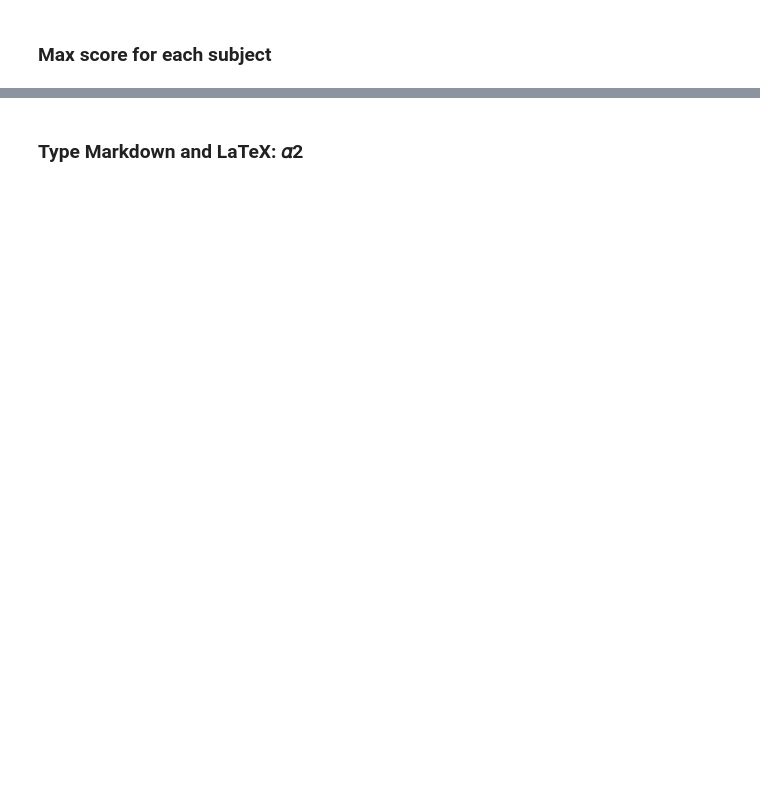
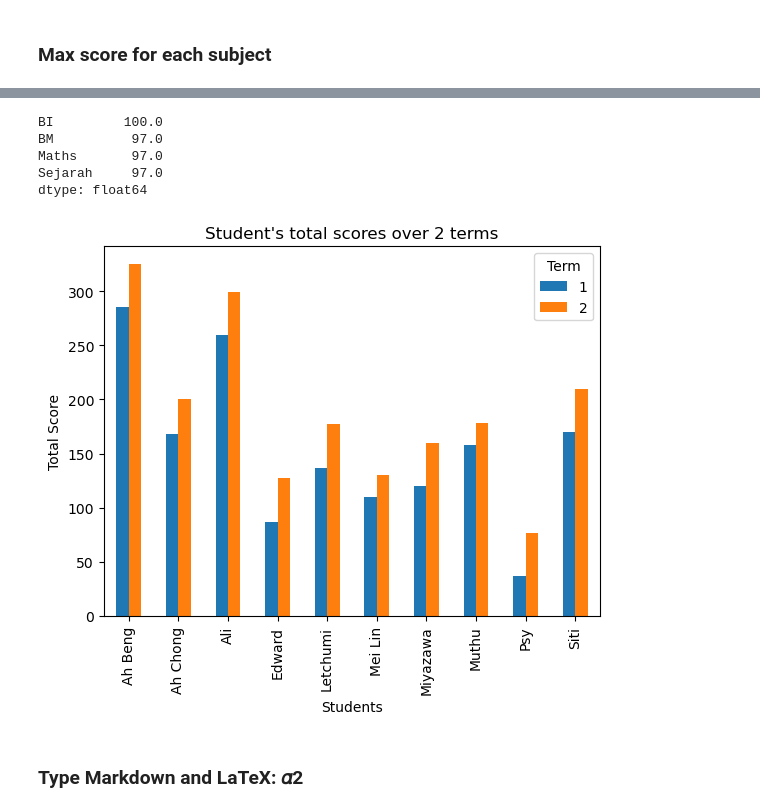
Before and after one commit to justincodestoday/DataScienceExercises, a Jupyter notebook: Exercises/student_performance_exercise/Case Study - Data Analysis of Student Performance.ipynb, the cells around one changed output, grey strips where cells are left out. Cells and saved outputs as stored; diff of their text form; code cells hidden in the pictures; blank space fills up the shorter version.

```diff
--- a/Exercises/student_performance_exercise/Case Study - Data Analysis of Student Performance.ipynb
+++ b/Exercises/student_performance_exercise/Case Study - Data Analysis of Student Performance.ipynb
@@ -228,2 +270,20 @@ Shows overall improvment since last term
+# %%
+new_df[['BI', 'BM', 'Maths', 'Sejarah']].max()
+# %% [output]
+BI         100.0
+BM          97.0
+Maths       97.0
+Sejarah     97.0
+dtype: float64
+# %%
+grouped_df = new_df[['Name', 'Term', 'Total']]
+pivot_df = grouped_df.pivot(index='Name', columns='Term', values='Total')
+pivot_df.plot.bar()
+plt.title("Student's total scores over 2 terms")
+plt.xlabel('Students')
+plt.ylabel('Total Score')
+plt.show()
+# %% [output]
+[figure, added]
 # %% [markdown]
 ### Type Markdown and LaTeX:  𝛼2
```
Also changed, not shown: parts of 31 cells of this notebook, 4 other files.
